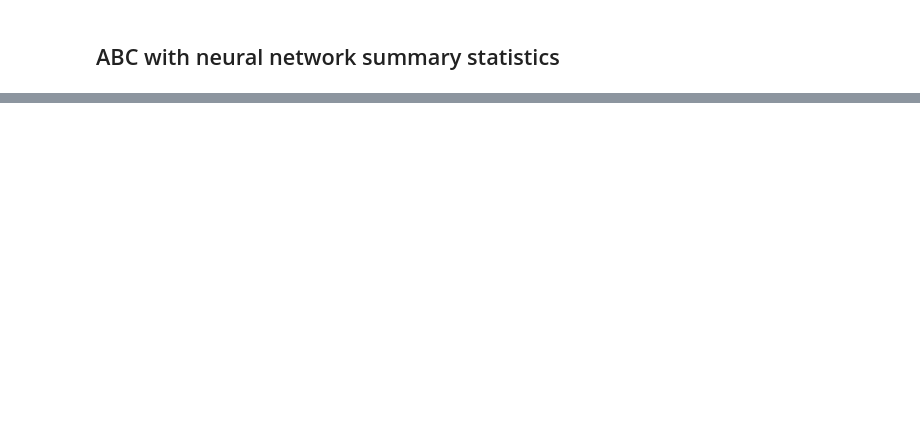
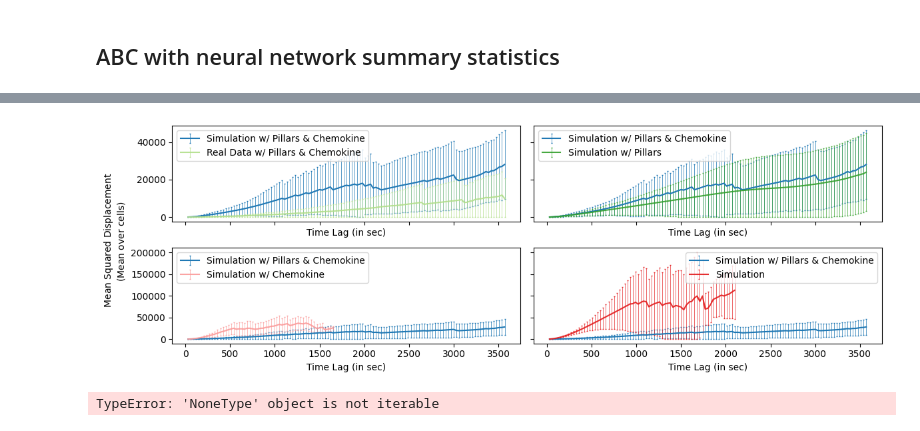
Before and after one commit to arrjon/CellMigration, a Jupyter notebook: synth_data_params_bayesflow/cell_migration_pyabc.ipynb, the cells around one changed output, grey strips where cells are left out. Cells and saved outputs as stored; diff of their text form; code cells hidden in the pictures; blank space fills up the shorter version.

Commit message:
simulation study

```diff
--- a/synth_data_params_bayesflow/cell_migration_pyabc.ipynb
+++ b/synth_data_params_bayesflow/cell_migration_pyabc.ipynb
@@ -203,7 +208,7 @@ def obj_func_wass(sim: dict, obs: dict, return_marginal: bool = False, normalize
             return np.inf
         total[k_i] = stats.wasserstein_distance(x, y)
         if normalize:
-            max_x = max(max(np.max(x), np.max(y)), 1e-4)
+            max_x = max(np.max(x), 1e-4)  # not y, to use the test data as reference
             total[k_i] = total[k_i] / max_x
     if return_marginal:
         return total
@@ -679,3 +618,78 @@ NameError: name 'posterior_sim_nn' is not defined
+# %%
+pop_id = 0
+msd_lags_pc = compute_MSD_lags(posterior_sim_nn_bf_no_pillars_chemokine[pop_id])
+msd_lags_p = compute_MSD_lags(posterior_sim_nn_bf_no_pillars[pop_id])
+msd_lags_c = compute_MSD_lags(posterior_sim_nn_bf_no_chemokine[pop_id])
+msd_lags_sim = compute_MSD_lags(posterior_sim_nn_bf[pop_id])
+
+# msd_lags_pc = np.concatenate([compute_MSD_lags(ps) for ps in posterior_sim_nn_bf_no_pillars_chemokine])
+# msd_lags_p = np.concatenate([compute_MSD_lags(ps) for ps in posterior_sim_nn_bf_no_pillars])
+# msd_lags_c = np.concatenate([compute_MSD_lags(ps) for ps in posterior_sim_nn_bf_no_chemokine])
+# msd_lags_sim = np.concatenate([compute_MSD_lags(ps) for ps in posterior_sim_nn_bf])
+
+msd_lags_real = compute_MSD_lags(test_sim[0])
+# %%
+msd_lags_list = [msd_lags_real, msd_lags_c, msd_lags_p, msd_lags_pc]
+labels = ['Real Data w/ Pillars & Chemokine', 'Simulation w/ Pillars', 'Simulation w/ Chemokine', 'Simulation']
+colors = ['#a6cee3', '#1f78b4', '#b2df8a', '#33a02c', '#fb9a99', '#e31a1c']
+fig, ax = plt.subplots(2, 2, sharex=True, sharey='row', figsize=(12, 4), tight_layout=True)
+ax = ax.flatten()
+
+valid_counts = np.sum(~np.isnan(msd_lags_sim), axis=0)
+mean_msd_ref = np.where(valid_counts > 1, np.nanmean(msd_lags_sim, axis=0), np.nan)
+yerr_ref = np.where(valid_counts > 1, np.nanstd(msd_lags_sim, axis=0), np.nan)
+lower_bound_ref = np.maximum(mean_msd_ref - yerr_ref, 0)
+upper_bound_ref = mean_msd_ref + yerr_ref
+
+for i, (msd_lags, l) in enumerate(zip(msd_lags_list, labels)):
+
+    # Compute valid counts along the axis (non-NaN entries)
+    valid_counts = np.sum(~np.isnan(msd_lags), axis=0)
+
+    # Compute means and errors
+    #mean_msd_test = np.nanmean(msd_lags, axis=0)
+    #yerr_test = np.nanstd(msd_lags, axis=0)
+
+    # Compute means and standard deviations conditionally
+    mean_msd_test = np.where(valid_counts > 1, np.nanmean(msd_lags, axis=0), np.nan)
+    yerr_test = np.where(valid_counts > 1, np.nanstd(msd_lags, axis=0), np.nan)
+
+    # Clip error bars to avoid negative values for plotted range
+    lower_bound_test = np.maximum(mean_msd_test - yerr_test, 0)
+    upper_bound_test = mean_msd_test + yerr_test
+
+    # Plot with error bars
+    ax[i].errorbar(np.arange(1, msd_lags.shape[1] + 1) * 30,
+                   mean_msd_ref,
+                   yerr=[mean_msd_ref - lower_bound_ref, upper_bound_ref - mean_msd_ref],
+                   capsize=1,
+                   elinewidth=0.5,
+                   #alpha=0.7,
+                   label='Simulation w/ Pillars & Chemokine',
+                   color=colors[1]
+                   )
+
+    ax[i].errorbar(np.arange(1, msd_lags.shape[1] + 1) * 30,
+                   mean_msd_test,
+                   yerr=[mean_msd_test - lower_bound_test, upper_bound_test - mean_msd_test],
+                   capsize=1,
+                   elinewidth=0.5,
+                   alpha=0.9,
+                   label=l,
+                   color=colors[i+2]
+                   )
+
+    ax[i].set_xlabel('Time Lag (in sec)')
+    ax[i].legend(loc='upper left')
+    #ax[i].set_title(l)
+ax[2].set_ylabel('$\qquad\qquad\qquad\qquad\qquad\qquad$ Mean Squared Displacement\n$\qquad\qquad\qquad\qquad\qquad\qquad$(Mean over cells)')
+plt.legend()
+plt.savefig(os.path.join(gp, f'{results_path}/{"synthetic" if load_synthetic_data else "real"}_msd_lags.png'))
+plt.show()
+# %% [output]
+[figure, added]
 # %%
 # plot the summary statistics
-plot_compare_summary_stats(test_sim, posterior_sim_nn, path=f'{results_path}/{"synthetic" if load_synthetic_data else "real"}_Summary Stats NN');
+plot_compare_summary_stats(test_sim, posterior_sim_nn_abc); #, path=f'{results_path}/{"synthetic" if load_synthetic_data else "real"}_Summary Stats NN');
+# %% [output]
+TypeError: 'NoneType' object is not iterable
```
Also changed, not shown: parts of 31 cells of this notebook, 47 other files.
